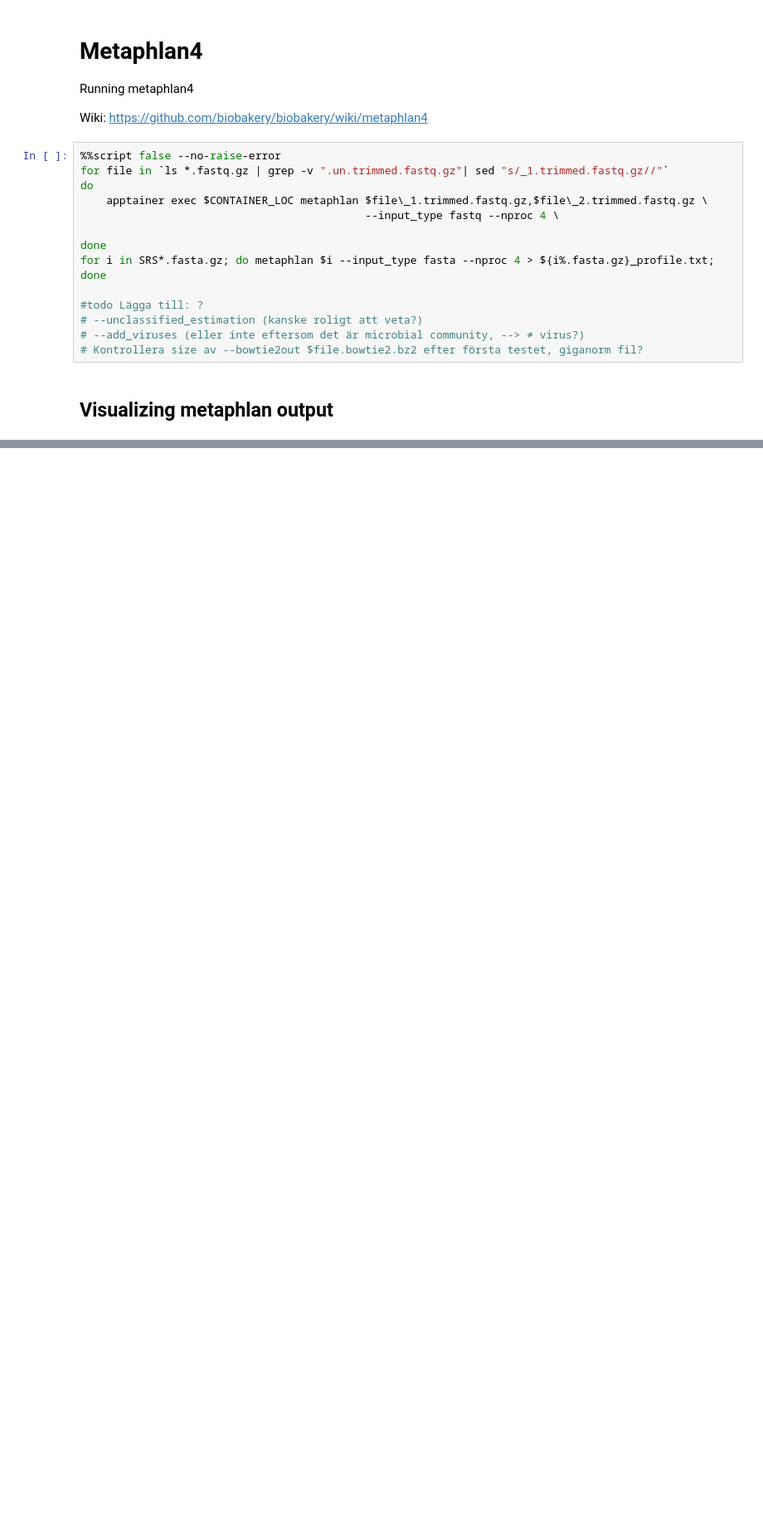
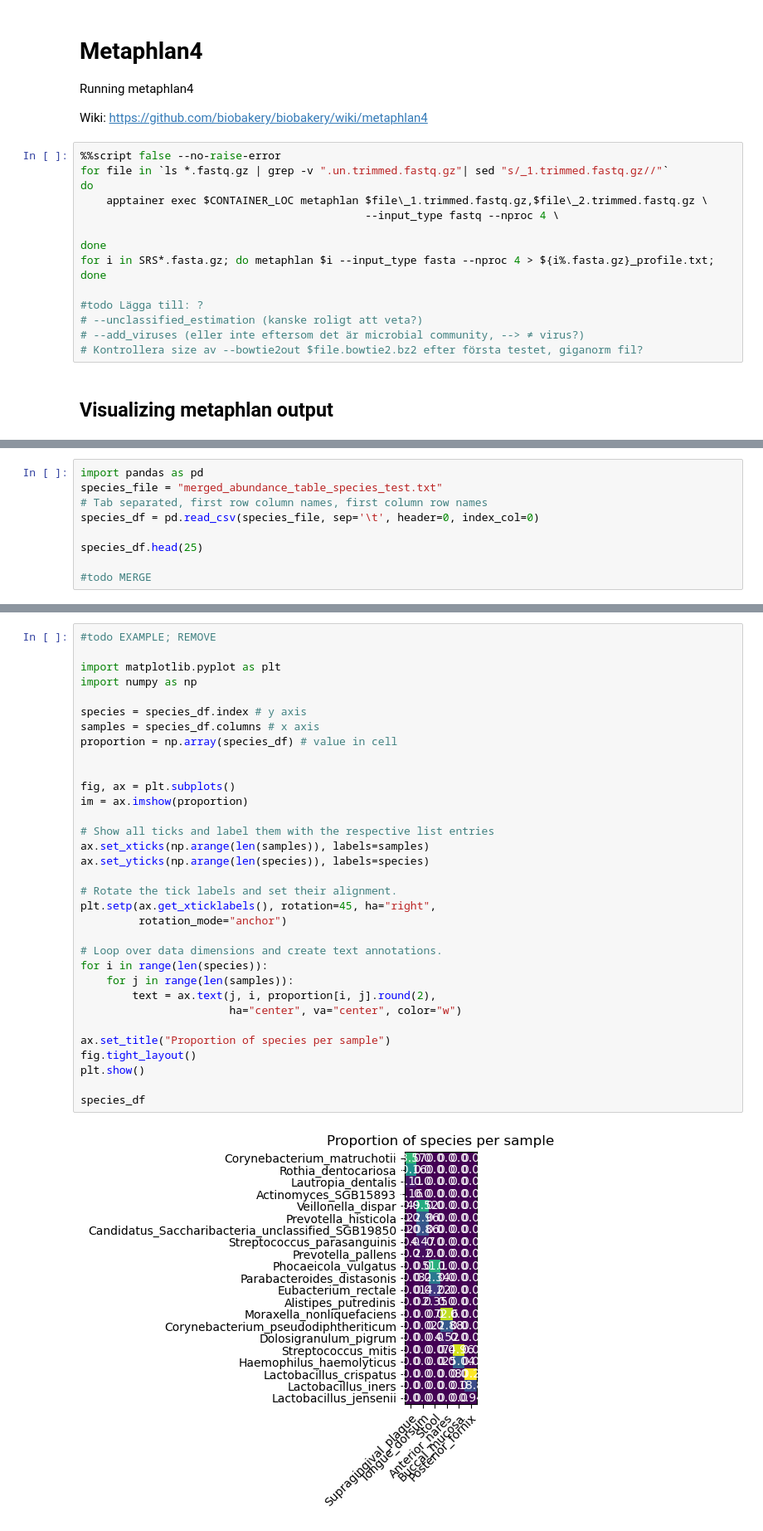
Before and after one commit to blomfelt/BBT045_Project, a Jupyter notebook: Project_group1.ipynb, the cells around one changed output, grey strips where cells are left out. Shown at 83% size. Cells and saved outputs as stored; diff of their text form; blank space fills up the shorter version.

Commit message:
Init metaphlan visualization

```diff
--- a/Project_group1.ipynb
+++ b/Project_group1.ipynb
@@ -181 +182,10 @@ grep -E "s__|SRS" merged_abundance_table.txt \
 #todo förbättra kommentarer ovan, se ref:s för mer info
+# %%
+import pandas as pd
+species_file = "merged_abundance_table_species_test.txt"
+# Tab separated, first row column names, first column row names
+species_df = pd.read_csv(species_file, sep='\t', header=0, index_col=0)
+
+species_df.head(25)
+
+#todo MERGE
@@ -181,0 +211,35 @@ grep -E "s__|SRS" merged_abundance_table.txt \
+# %%
+#todo EXAMPLE; REMOVE
+
+import matplotlib.pyplot as plt
+import numpy as np
+
+species = species_df.index # y axis
+samples = species_df.columns # x axis
+proportion = np.array(species_df) # value in cell
+
+
+fig, ax = plt.subplots()
+im = ax.imshow(proportion)
+
+# Show all ticks and label them with the respective list entries
+ax.set_xticks(np.arange(len(samples)), labels=samples)
+ax.set_yticks(np.arange(len(species)), labels=species)
+
+# Rotate the tick labels and set their alignment.
+plt.setp(ax.get_xticklabels(), rotation=45, ha="right",
+         rotation_mode="anchor")
+
+# Loop over data dimensions and create text annotations.
+for i in range(len(species)):
+    for j in range(len(samples)):
+        text = ax.text(j, i, proportion[i, j].round(2),
+                       ha="center", va="center", color="w")
+
+ax.set_title("Proportion of species per sample")
+fig.tight_layout()
+plt.show()
+
+species_df
+# %% [output]
+[figure, added]
```
Also changed, not shown: parts of 5 cells of this notebook, 1 other file.
